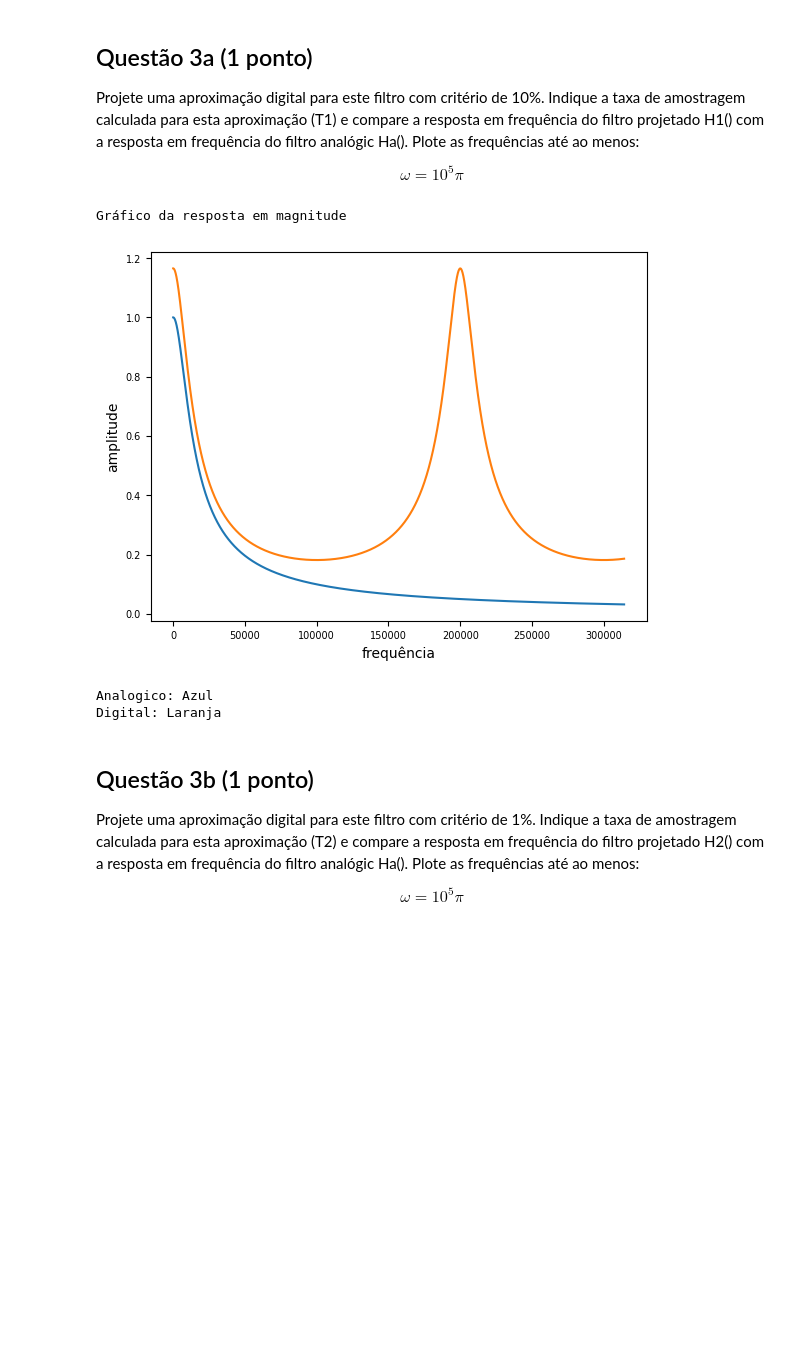
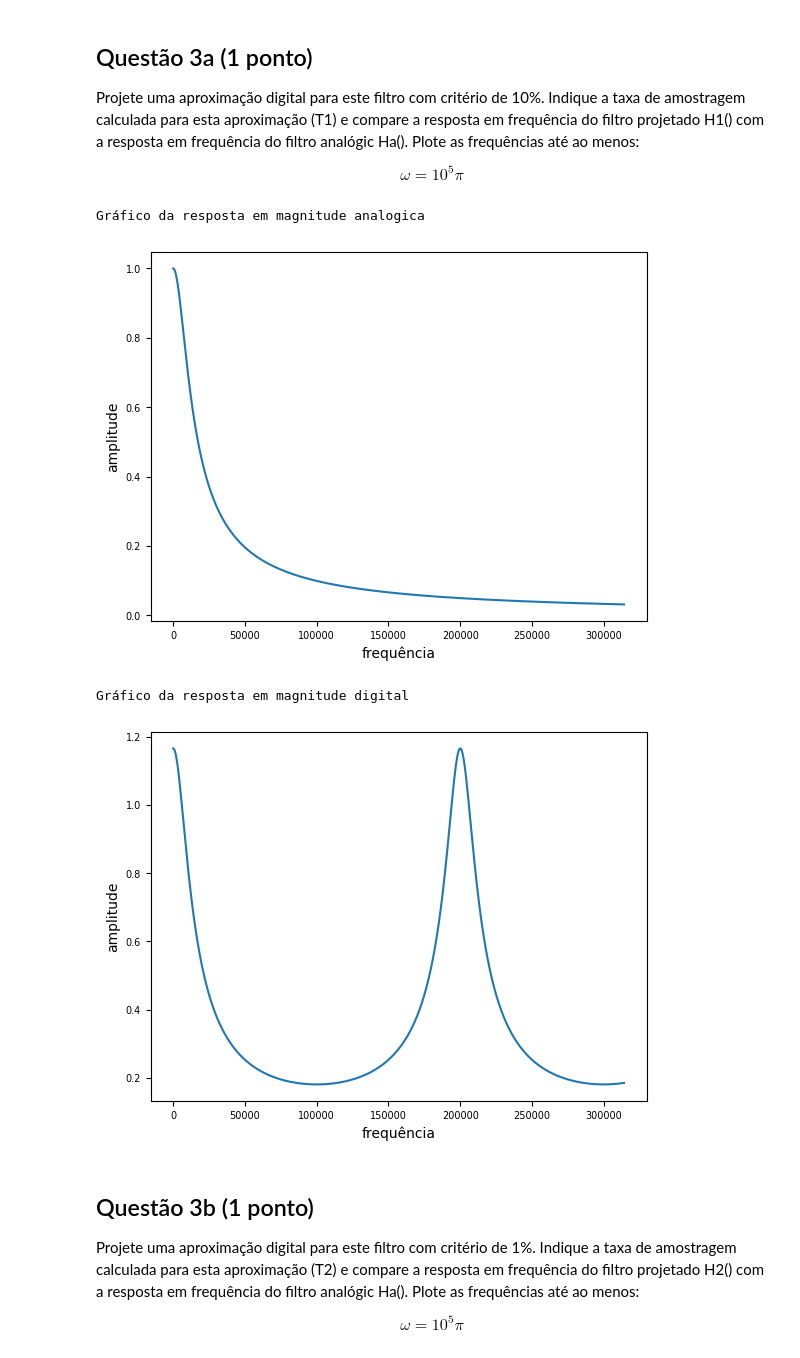
Before and after one commit to CristianoCTS/SSTD, a Jupyter notebook: Projeto-2/211028050-projeto2.ipynb, the cells around one changed output. Cells and saved outputs as stored; diff of their text form; code cells hidden in the pictures; blank space fills up the shorter version.

```diff
--- a/Projeto-2/211028050-projeto2.ipynb
+++ b/Projeto-2/211028050-projeto2.ipynb
@@ -323,54 +323,46 @@ def resposta_magnitude3(j, tipo):
         c = np.sqrt(j**2 + W**2)
         return W/c
 
-def resposta_magnitude4(j, tipo):
-    if tipo == "Digital":
-        Wc = (10000)
-        W = (10**3)
-        T = (0.01*math.pi)/(Wc)
-        b = (Wc*T)
-        c = np.sqrt((1+(math.exp(-Wc*T)**2)) - (2*math.exp(-Wc*T))*np.cos(j*T))
-        return (b/c)
-    elif tipo == "Analogico":
-        W = (10000)
-        c = np.sqrt(j**2 + W**2)
-        return W/c
-
 def filtro3(x):
     k = 1
     a = 0.9
     cos = 2*math.cos((7*math.pi)/50)
     y = np.zeros(len(x))
     for i in range(0, len(x)):
         if i == 0:
             y[i] = (k*x[i])
         elif i == 1:
             y[i] = - (2*k*x[i-1]) + (k*x[i]) + (a*cos*y[i-1])
         else:
             y[i] = (k*x[i-2]) + (2*k*x[i-1]) + (k*x[i]) - ((a**2)*y[i-2]) + (a*cos*y[i-1])
     return y
 
 Ha = []
 H = []
 for j in range(0, 314159):
     Ha.append(resposta_magnitude3(j, "Analogico"))
     H.append(resposta_magnitude3(j, "Digital"))
 
-print("Gráfico da resposta em magnitude")
+print("Gráfico da resposta em magnitude analogica")
 plt.plot(Ha)
+plt.tick_params(axis='x', labelsize=7)
+plt.tick_params(axis='y', labelsize=7)
+plt.xlabel("frequência")
+plt.ylabel("amplitude")
+plt.show()
+
+print("Gráfico da resposta em magnitude digital")
 plt.plot(H)
 plt.tick_params(axis='x', labelsize=7)
 plt.tick_params(axis='y', labelsize=7)
 plt.xlabel("frequência")
 plt.ylabel("amplitude")
 plt.show()
-print("Analogico: Azul")
-print("Digital: Laranja")
 # %% [output]
-Gráfico da resposta em magnitude
+Gráfico da resposta em magnitude analogica
-[figure, old version]
+[figure, new version]
-Analogico: Azul
-Digital: Laranja
+Gráfico da resposta em magnitude digital
+[figure, added]
 # %% [markdown]
 ## Questão 3b (1  ponto)
 
```
Also changed, not shown: parts of 1 cell of this notebook.
